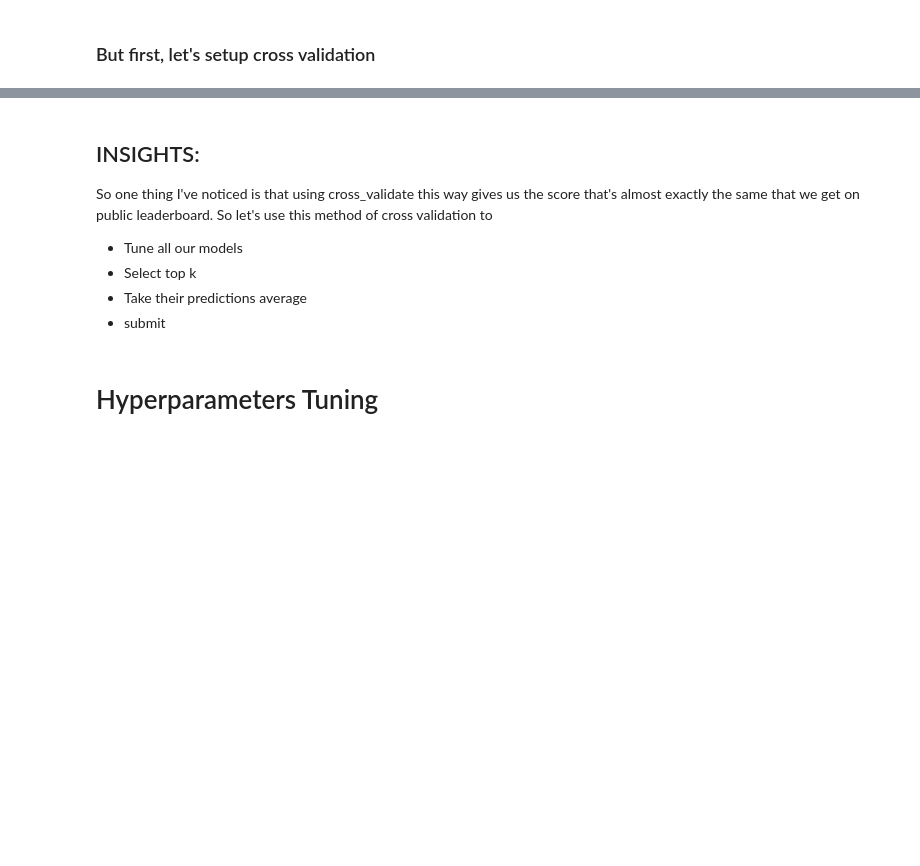
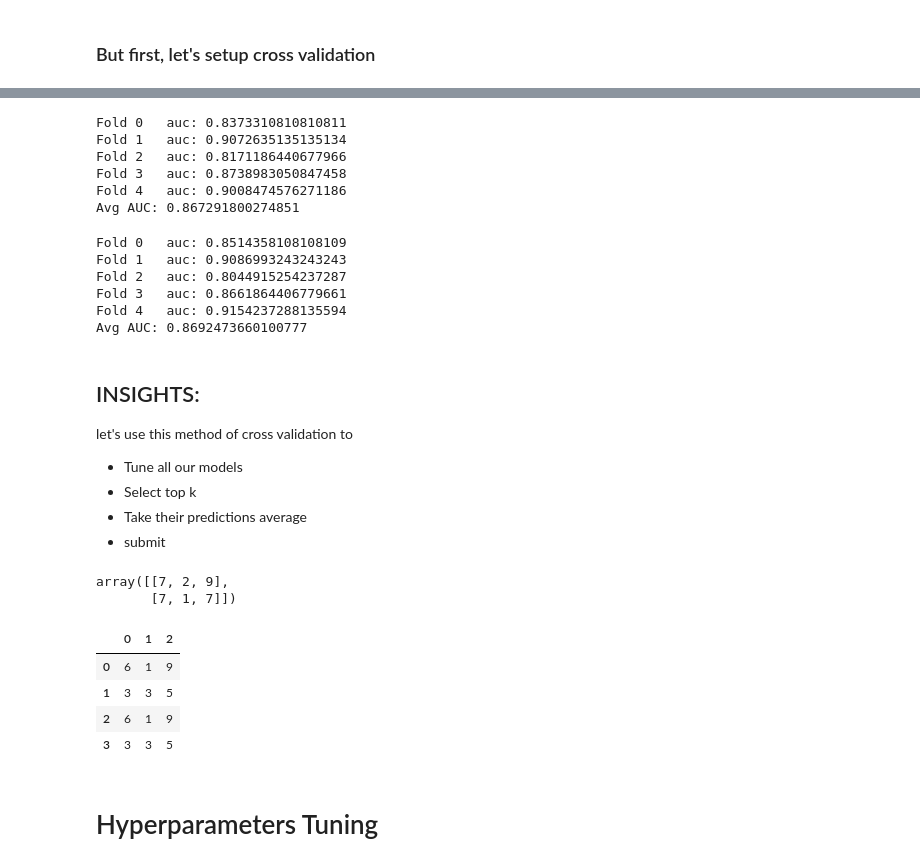
Before and after one commit to KhawajaAbaid/kaggle-playground, a Jupyter notebook: ps03e03-tuning-trees.ipynb, the cells around one changed output, grey strips where cells are left out. Drawn from its saved outputs; the diff is of its cells as text; code cells hidden in the pictures; blank space fills up the shorter version.

Commit message:
tuned xgb using new fancy cv technique

```diff
--- a/ps03e03-tuning-trees.ipynb
+++ b/ps03e03-tuning-trees.ipynb
@@ -293,3 +325,26 @@ def cross_validate(X, y, model):
     avg_auc = np.mean(all_scores)
 
     print(f"Avg AUC: {avg_auc}")
+# %%
+# random params values - make sure to tune yours
+xgb_params = {'n_estimators': 150,
+                 'max_depth': 3,
+                 'learning_rate': 0.1,
+                 'min_child_weight': 4,
+                 'subsample': 0.7,
+                 'colsample_bytree': 0.3
+             }
+
+
+xgb_clf = xgb.XGBClassifier(**xgb_params)
+
+cross_validate(X_train, y, xgb_clf, model_verbose=False)
+
+# xgb_clf.fit(X_train, y, verbose=0)
+# %% [output]
+Fold 0   auc: 0.8373310810810811
+Fold 1   auc: 0.9072635135135134
+Fold 2   auc: 0.8171186440677966
+Fold 3   auc: 0.8738983050847458
+Fold 4   auc: 0.9008474576271186
+Avg AUC: 0.867291800274851
@@ -296,10 +371,49 @@ def cross_validate(X, y, model):
+# %%
+#random params but feel free to tune
+catboost_params = {'loss_function': 'CrossEntropy',
+                     'learning_rate': 0.76,
+                     'l2_leaf_reg': 0.014,
+                     'colsample_bylevel': 0.06,
+                     'depth': 1,
+                     'boosting_type': 'Plain',
+                     'bootstrap_type': 'Bernoulli',
+                     'min_data_in_leaf': 18,
+                     'one_hot_max_size': 14,
+                     'subsample': 0.99}
+
+catboost_clf = catboost.CatBoostClassifier(**catboost_params)
+
+cross_validate(X_train, y, catboost_clf, model_verbose=False)
+
+# catboost_clf.fit(X_train, y, verbose=False)
+# %% [output]
+Fold 0   auc: 0.8514358108108109
+Fold 1   auc: 0.9086993243243243
+Fold 2   auc: 0.8044915254237287
+Fold 3   auc: 0.8661864406779661
+Fold 4   auc: 0.9154237288135594
+Avg AUC: 0.8692473660100777
 # %% [markdown]
 ## INSIGHTS:
-So one thing I've noticed is that using cross_validate this way gives us the score that's almost exactly the same that we get on public leaderboard. So let's use this method of cross validation to
+let's use this method of cross validation to
 * Tune all our models
 * Select top k
 * Take their predictions average
 * submit
+# %%
+np.random.randint(1, 10, size=(2,3))
+# %% [output]
+array([[7, 2, 9],
+       [7, 1, 7]])
+# %%
+some_X = pd.DataFrame(data=np.random.randint(1, 10, size=(2,3)))
+pd.concat([some_X, some_X], axis=0).reset_index(drop=True)
+# %% [output]
+|  | 0 | 1 | 2 |
+| 0 | 6 | 1 | 9 |
+| 1 | 3 | 3 | 5 |
+| 2 | 6 | 1 | 9 |
+| 3 | 3 | 3 | 5 |
 # %% [markdown]
 # Hyperparameters Tuning
 # %% [markdown]
```
Also changed, not shown: parts of 22 cells of this notebook.
